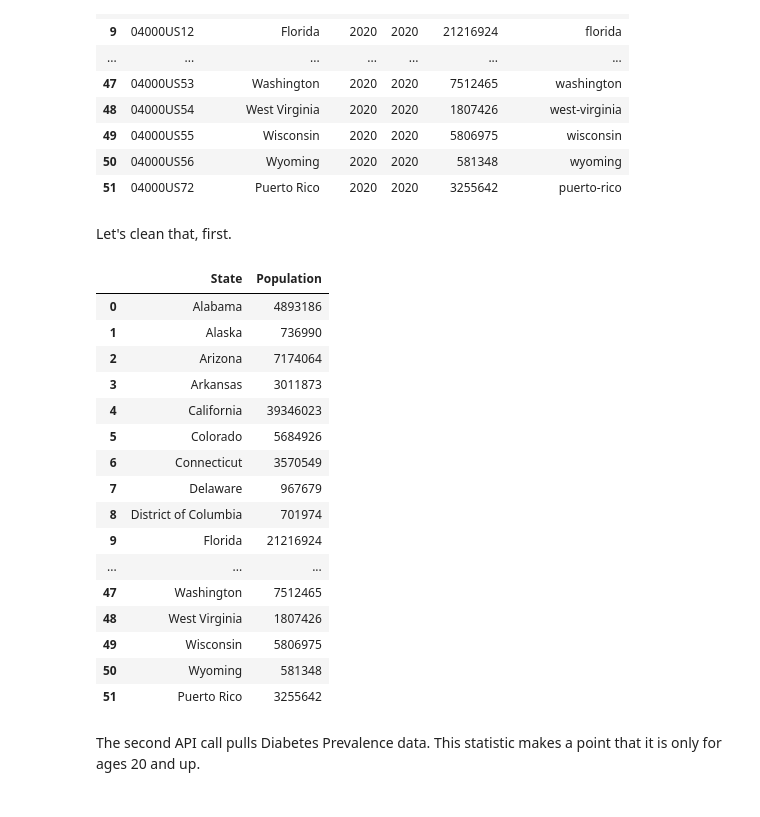
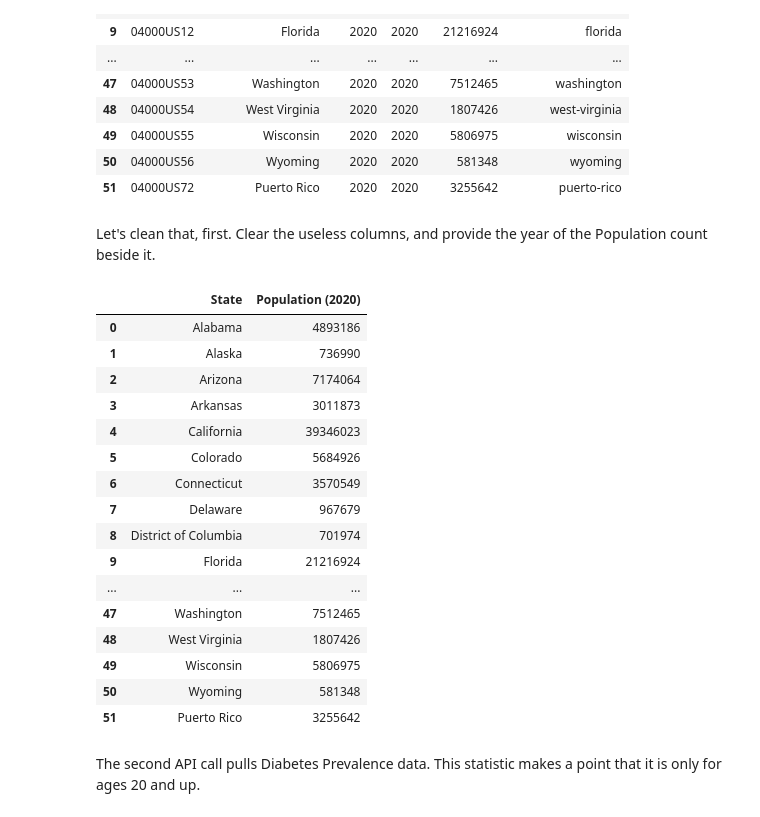
Before and after one commit to LilGotit/StateVarianceDiabetes, a Jupyter notebook: FirstDraft.ipynb, the cells around one changed output. Drawn from its saved outputs; the diff is of its cells as text; code cells hidden in the pictures.

```diff
--- a/FirstDraft.ipynb
+++ b/FirstDraft.ipynb
@@ -42,13 +38,14 @@ df
 | 49 | 04000US55 | Wisconsin | 2020 | 2020 | 5806975 | wisconsin |
 | 50 | 04000US56 | Wyoming | 2020 | 2020 | 581348 | wyoming |
 | 51 | 04000US72 | Puerto Rico | 2020 | 2020 | 3255642 | puerto-rico |
-# %% [markdown]
-Let's clean that, first.
+# %% [markdown]
+Let's clean that, first. Clear the useless columns, and provide the year of the Population count beside it.
 # %%
 df.drop(df.columns[[0,2,3,5]], axis=1, inplace=True)
+df.rename(columns = {"Population":"Population (2020)"}, inplace = True)
 df
 # %% [output]
-|  | State | Population |
+|  | State | Population (2020) |
 | 0 | Alabama | 4893186 |
 | 1 | Alaska | 736990 |
 | 2 | Arizona | 7174064 |
```
Also changed, not shown: parts of 6 cells of this notebook.
